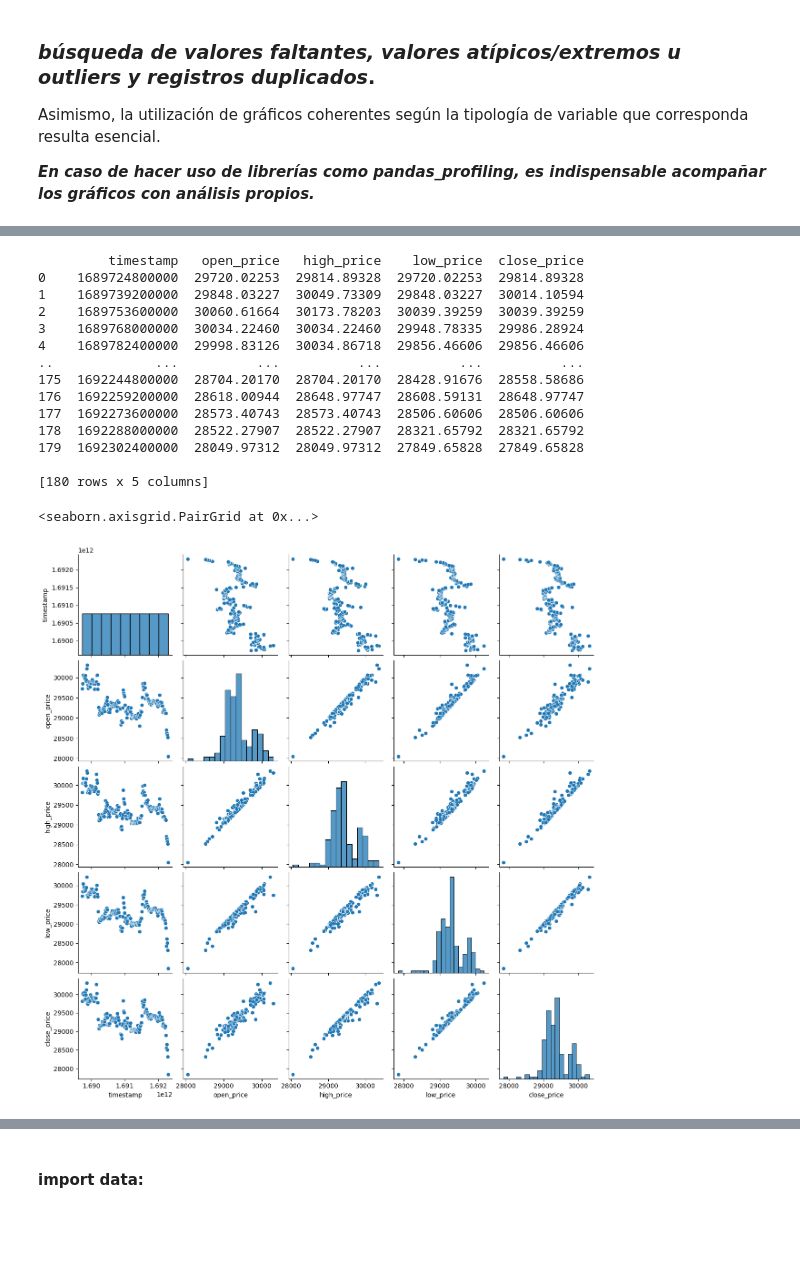
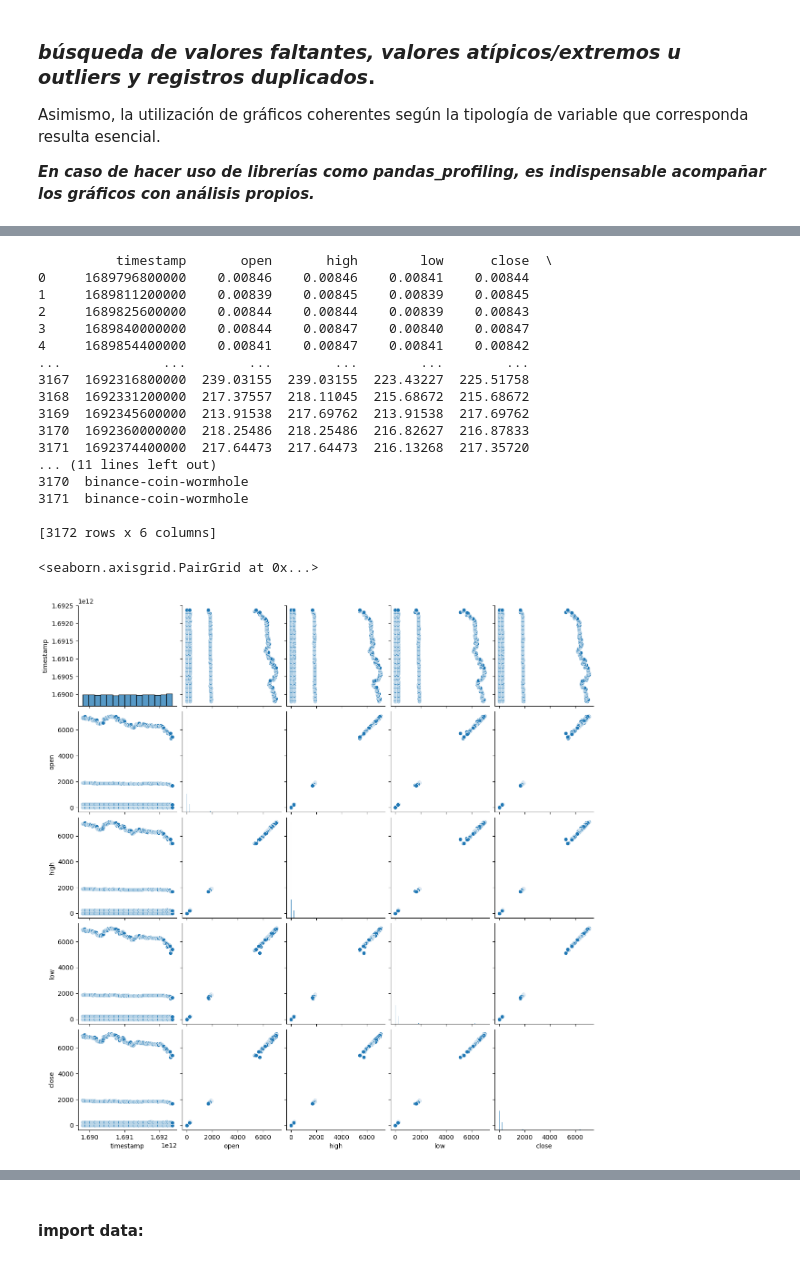
Before and after one commit to Lucaramallo/Cripto_analisis_lucaramallo, a Jupyter notebook: EDA_Cripto.ipynb, the cells around one changed output, grey strips where cells are left out. Cells and saved outputs as stored; diff of their text form; code cells hidden in the pictures; blank space fills up the shorter version.

Commit message:
looking for more crip_ids...

```diff
--- a/EDA_Cripto.ipynb
+++ b/EDA_Cripto.ipynb
@@ -115,0 +369,3 @@ coin_id.rename(columns={'id': 'crip_id'}, inplace=True)
+# %%
+columns_to_drop = ['id', 'symbol', 'name', 'country_origin', 'contract_address','hashing_algorithm','genesis_date']
+list_of_coins_id_resume.drop(columns=columns_to_drop, inplace=True)
@@ -238,3 +570,34 @@ prices.head()
 3.3 (low),
 4.4 (close)
 ]
+# %%
+import pandas as pd
+import requests
+import time
+
+def get_coin_ohlc_list(crip_id):
+    url = f"https://api.coingecko.com/api/v3/coins/{crip_id}/ohlc?vs_currency=usd&days=30&precision=5"
+
+    response = requests.get(url)
+
+    if response.status_code == 200:
+        list_of_ohlc = response.json()
+        df = pd.DataFrame(list_of_ohlc, columns=["timestamp", "open", "high", "low", "close"])
+        df["crip_id"] = crip_id
+        return df
+    else:
+        print(f"Error en la solicitud: Datos OHLC de {crip_id}", response.status_code)
+        return None
+
+if __name__ == "__main__":
+
+    list_of_ohlc_data = pd.DataFrame()
+
+    for crip_id in lista_coins:
+        ohlc_data = get_coin_ohlc_list(crip_id)
+        if ohlc_data is not None:
+            list_of_ohlc_data = pd.concat([list_of_ohlc_data, ohlc_data], ignore_index=True)
+
+        time.sleep(2)  # Agregar un retraso de 2 segundos entre solicitudes
+
+    print(list_of_ohlc_data)
@@ -276 +642,3 @@ list_of_ohlc = list_of_ohlc.drop_duplicates()
+# %%
+list_of_ohlc_data = list_of_ohlc_data.drop_duplicates()
 # %%
@@ -311,21 +681,24 @@ list_of_ohlc.head()
 # %%
 # Renombrar las columnas existentes utilizando el método rename
-list_of_ohlc.rename(columns={0: 'timestamp', 1: 'open_price', 2: 'high_price', 3: 'low_price', 4: 'close_price'}, inplace=True)
+list_of_ohlc_data.rename(columns={0: 'timestamp', 1: 'open_price', 2: 'high_price', 3: 'low_price', 4: 'close_price'}, inplace=True)
 
 # Imprimir el DataFrame resultante
-print(list_of_ohlc)
+print(list_of_ohlc_data)
 # %% [output]
-         timestamp   open_price   high_price    low_price  close_price
-0    1689724800000  29720.02253  29814.89328  29720.02253  29814.89328
-1    1689739200000  29848.03227  30049.73309  29848.03227  30014.10594
-2    1689753600000  30060.61664  30173.78203  30039.39259  30039.39259
-3    1689768000000  30034.22460  30034.22460  29948.78335  29986.28924
-4    1689782400000  29998.83126  30034.86718  29856.46606  29856.46606
-..             ...          ...          ...          ...          ...
-175  1692244800000  28704.20170  28704.20170  28428.91676  28558.58686
-176  1692259200000  28618.00944  28648.97747  28608.59131  28648.97747
-177  1692273600000  28573.40743  28573.40743  28506.60606  28506.60606
-178  1692288000000  28522.27907  28522.27907  28321.65792  28321.65792
-179  1692302400000  28049.97312  28049.97312  27849.65828  27849.65828
+          timestamp       open       high        low      close  \
+0     1689796800000    0.00846    0.00846    0.00841    0.00844
+1     1689811200000    0.00839    0.00845    0.00839    0.00845
+2     1689825600000    0.00844    0.00844    0.00839    0.00843
+3     1689840000000    0.00844    0.00847    0.00840    0.00847
+4     1689854400000    0.00841    0.00847    0.00841    0.00842
+...             ...        ...        ...        ...        ...
+3167  1692316800000  239.03155  239.03155  223.43227  225.51758
+3168  1692331200000  217.37557  218.11045  215.68672  215.68672
+3169  1692345600000  213.91538  217.69762  213.91538  217.69762
+3170  1692360000000  218.25486  218.25486  216.82627  216.87833
+3171  1692374400000  217.64473  217.64473  216.13268  217.35720
+... (11 lines left out)
+3170  binance-coin-wormhole
+3171  binance-coin-wormhole
 
-[180 rows x 5 columns]
+[3172 rows x 6 columns]
@@ -336,6 +705,6 @@ list_of_ohlc = list_of_ohlc[['crip_id','timestamp','open_price','high_price','lo
 # %%
-sns.pairplot(list_of_ohlc)
+sns.pairplot(list_of_ohlc_data)
 # %% [output]
 <seaborn.axisgrid.PairGrid at 0x...>
-[figure, old version]
+[figure, new version]
 # %%
```
Also changed, not shown: parts of 105 cells of this notebook.
